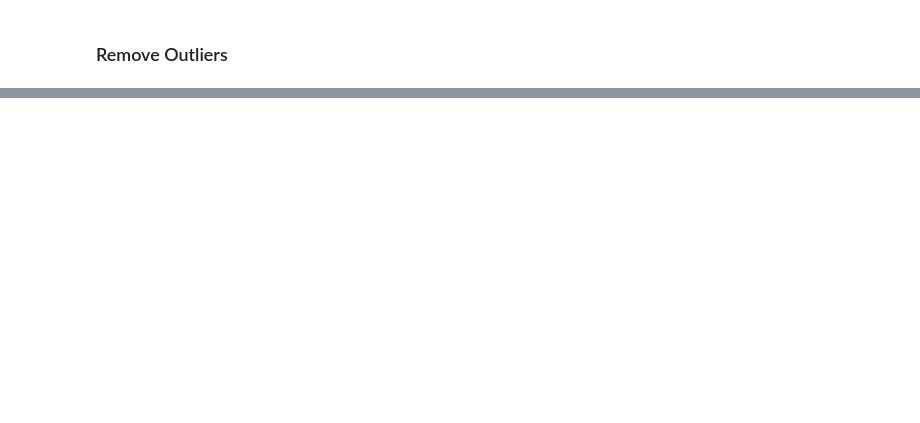
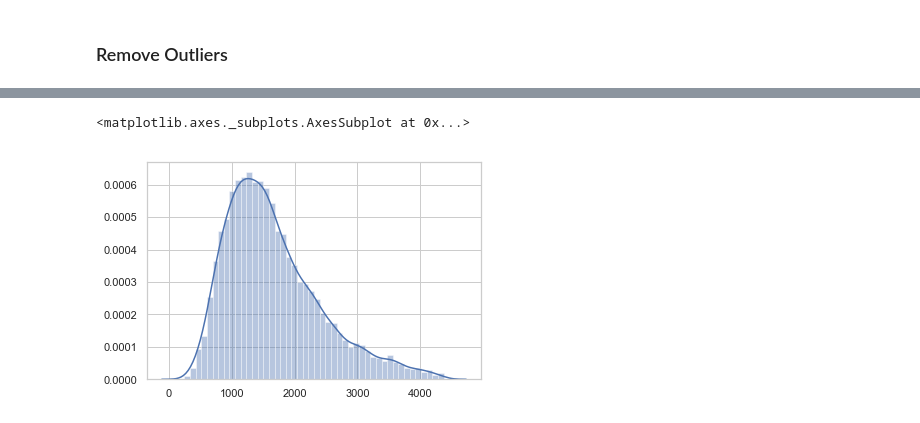
Before and after one commit to spiking/Monte_Carlo_Simulations, a Jupyter notebook: Monte_Carlo_Simulations.ipynb, the cells around one changed output, grey strips where cells are left out. Saved outputs shown, nothing was run; the diff lists cells and outputs as text; code cells hidden in the pictures; blank space fills up the shorter version.

```diff
--- a/Monte_Carlo_Simulations.ipynb
+++ b/Monte_Carlo_Simulations.ipynb
@@ -250,0 +250,5 @@ plt.hist(predicted_prices_no_outliers_std_3);
+# %%
+sbn.distplot(predicted_prices_no_outliers_std_3)
+# %% [output]
+<matplotlib.axes._subplots.AxesSubplot at 0x...>
+[figure, added]
```
Also changed, not shown: parts of 19 cells of this notebook.
